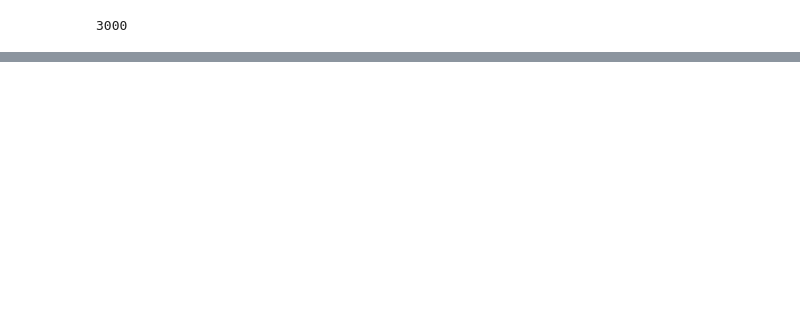
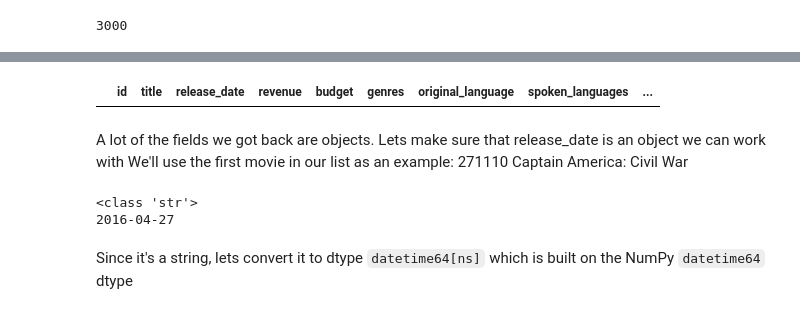
Before and after one commit to clairesarraille/tmdb, a Jupyter notebook: dsc-mod-1-project-v2-1-online-ds-sp-000-master/student.ipynb, the cells around one changed output, grey strips where cells are left out. Saved outputs shown, nothing was run; the diff lists cells and outputs as text; code cells hidden in the pictures; blank space fills up the shorter version.

````diff
--- a/dsc-mod-1-project-v2-1-online-ds-sp-000-master/student.ipynb
+++ b/dsc-mod-1-project-v2-1-online-ds-sp-000-master/student.ipynb
@@ -448,0 +346,18 @@ Split
+# %%
+# Re-run error-catching code
+# Returns 0 movie ids - nice!
+my_keys = ['id', 'title', 'release_date', 'revenue', 'budget', 'genres', 'original_language',
+           'spoken_languages', 'popularity', 'production_companies', 'production_countries', 'runtime', 'keywords']
+
+details_list = []
+
+for id_index in movie_id_list:
+    try:
+        # movie.details() returns a tmdb object, NOT a dictionary.
+        r = movie.details(id_index)
+        # Extend details_list by a dictionary for each movie, where each movie dictionary contains all key-value pairs for my_keys
+        details_list.extend({my_key: dict(r).get(my_key)  # the tmdb object r must be converted to a dictionary to get the value for each of my keys
+                            for my_key in my_keys})
+    except:
+        print(id_index)
+        continue
@@ -448,0 +368,9 @@ Split
+# %%
+my_keys = ['id', 'title', 'release_date', 'revenue', 'budget', 'genres', 'original_language',
+           'spoken_languages', 'popularity', 'production_companies', 'production_countries', 'runtime', 'keywords']
+
+details_list = []
+details_list.extend({my_key: dict(movie.details(id_index)).get(my_key)
+                    for my_key in my_keys} for id_index in movie_id_list)
+
+print(details_list[0])  # Preview the first movie dictionary in our list!
@@ -448,0 +479,26 @@ Split
+# %%
+# Remove rows with these ids from df_details:
+non_eng_ids = [720980, 676624, 671272, 664648, 692856, 691836, 680817, 676912, 703348, 720570, 832125, 806831, 783999, 740354, 793311, 787619, 832310, 822161, 802434]
+
+# Remove movie id from list:
+df_details = df_details[~df_details['id'].isin(non_eng_ids)]
+# %%
+# Check to make sure they're no longer in there:
+df_details[df_details['id'].isin(non_eng_ids)]
+# %% [output]
+|  | id | title | release_date | revenue | budget | genres | original_language | spoken_languages | ... |
+# %% [markdown]
+A lot of the fields we got back are objects.
+Lets make sure that release_date is an object we can work with
+We'll use the first movie in our list as an example:
+271110	Captain America: Civil War
+# %%
+capt_amer_date = df_details.loc[(
+    df_details['id'] == 271110), 'release_date'].item()
+print(type(capt_amer_date))
+print(capt_amer_date)
+# %% [output]
+<class 'str'>
+2016-04-27
+# %% [markdown]
+Since it's a string, lets convert it to dtype ```datetime64[ns]``` which is built on the NumPy ```datetime64``` dtype
````
Also changed, not shown: parts of 63 cells of this notebook, 3 other files.
